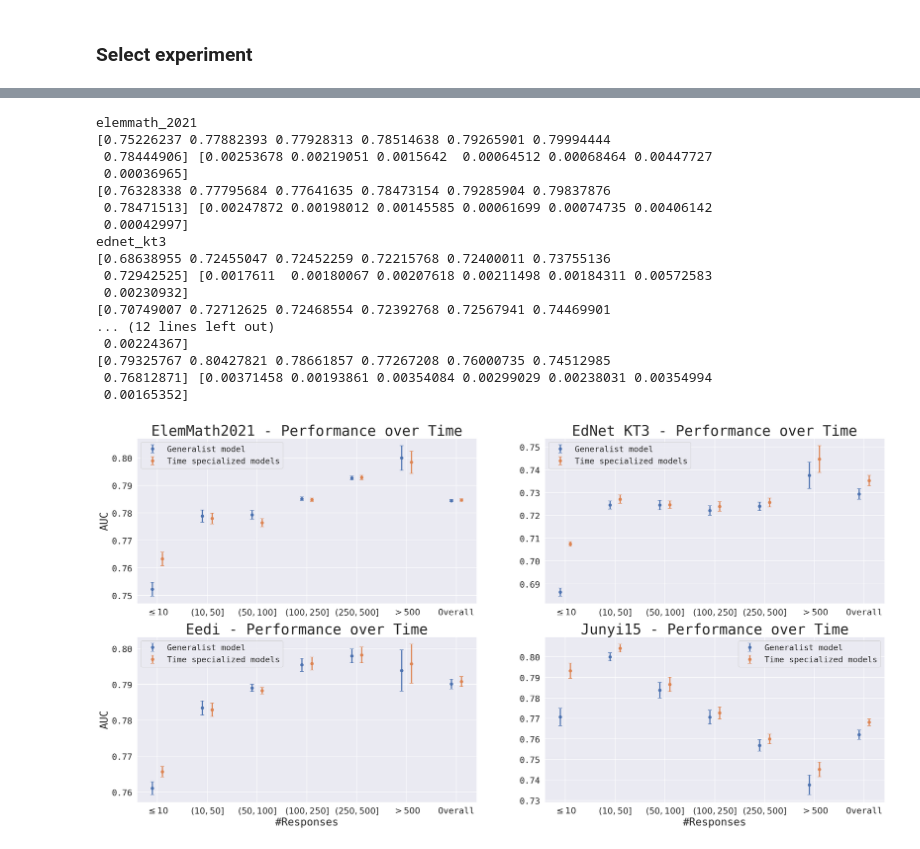
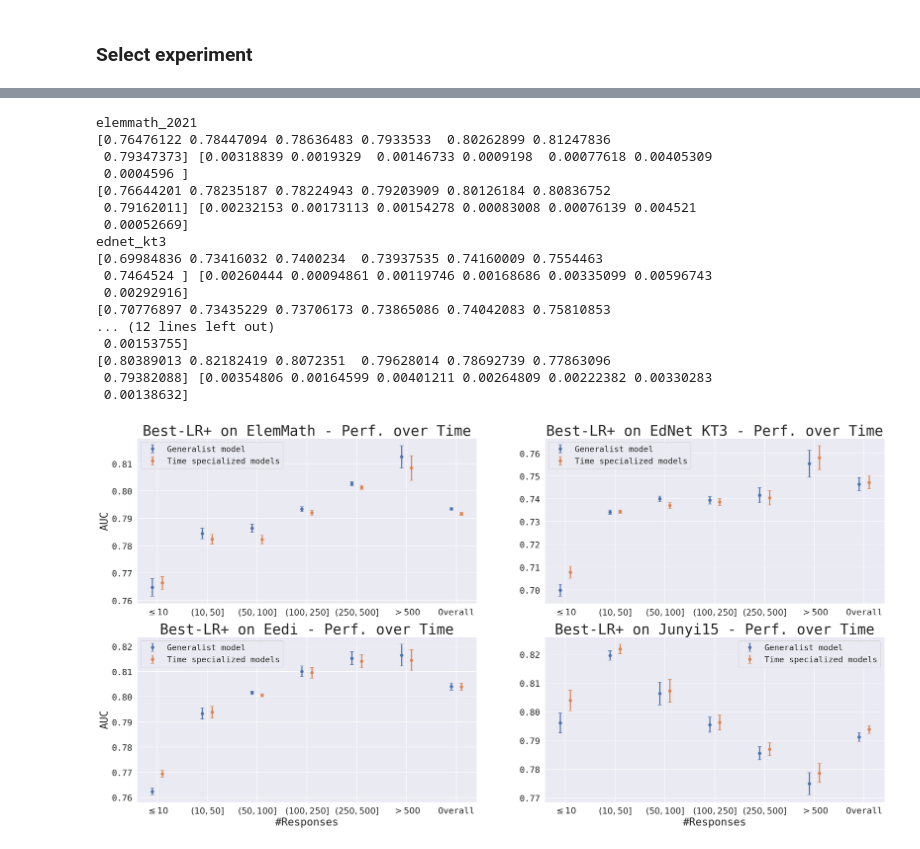
Before and after one commit to rschmucker/Large-Scale-Knowledge-Tracing, a Jupyter notebook: notebooks/analysis/performance_over_time.ipynb, the cells around one changed output, grey strips where cells are left out. Cells and saved outputs as stored; diff of their text form; code cells hidden in the pictures.

```diff
--- a/notebooks/analysis/performance_over_time.ipynb
+++ b/notebooks/analysis/performance_over_time.ipynb
@@ -35,8 +35,11 @@ DATASETS = ["elemmath_2021", "ednet_kt3", "eedi", "junyi_15"]
 BOUNDS = [(0, 10), (10, 25), (25, 50), (50, 100), (100, 250),
           (250, 500), (500, np.inf)]
 
-suf = "i_s_scA_scW_tcA_tcW"
-# suf = "i_icA_TW_icW_TW_n_gram_s_scA_TW_scW_TW_tcA_TW_tcW_TW_user_avg_correct"
+# suf = "i_s_scA_scW_tcA_tcW"
+# MODEL = "Best-LR"
+
+suf = "i_icA_TW_icW_TW_n_gram_ppe_rpfa_F_rpfa_R_s_scA_TW_scW_TW_tcA_TW_tcW_TW_user_avg_correct"
+MODEL = "Best-LR+"
 
 labels = {
     0: "Generalist model",
@@ -44,8 +47,8 @@ labels = {
 }
 
 DATASET_NAMES = {
-    "elemmath_2021": "ElemMath2021",
-    "ednet_kt3": "EdNet KT3",
+    "elemmath_2021": "ElemMath",  # 2021
+    "ednet_kt3": "EdNet KT3",  # KT3
     "eedi": "Eedi",
     "junyi_15": "Junyi15"
 }
@@ -106,46 +109,46 @@ for i, dataset in enumerate(DATASET_NAMES):
     g_data = pickle.load(open(g_path, "rb"))
     s_data = pickle.load(open(s_path, "rb"))
 
     for j, data in enumerate([g_data, s_data]):  # , "cross_te_accs"
         k = "cross_te_aucs"
         # k = "cross_te_accs"
         avgs = np.average(data[k], axis=0)
         stds = 2 * np.std(data[k], axis=0)
         print(avgs, stds)
         # ax.scatter(range(1, len(avgs) + 1), avgs, label=k[6:])
 
         pos = np.array(range(len(avgs))) + 0.90 + (0.20 * j)
         ax.errorbar(pos, avgs, yerr=stds, fmt='o',  elinewidth=2.5, capsize=4, label=labels[j])
 
     if i // 2 == 1:
         ax.set_xlabel("#Responses")
     ax.set_xticks([1, 2, 3, 4, 5, 6, 7])
     xlabels = ['$\leq 10$', '$(10, 50]$', '$(50, 100]$', '$(100, 250]$', "$(250, 500]$", "$>500$", "Overall"]
     ax.set_xticklabels(xlabels)
 
     if i % 2 == 0:
         ax.set_ylabel("AUC")
-    ax.set_title(DATASET_NAMES[dataset] + " - Performance over Time")
+    ax.set_title(MODEL + " on " + DATASET_NAMES[dataset] + " - Perf. over Time")
     ax.legend()
 plt.savefig("performance_over_time.pdf", bbox_inches='tight')
 
 plt.show()
 # %% [output]
 elemmath_2021
-[0.75226237 0.77882393 0.77928313 0.78514638 0.79265901 0.79994444
- 0.78444906] [0.00253678 0.00219051 0.0015642  0.00064512 0.00068464 0.00447727
- 0.00036965]
-[0.76328338 0.77795684 0.77641635 0.78473154 0.79285904 0.79837876
- 0.78471513] [0.00247872 0.00198012 0.00145585 0.00061699 0.00074735 0.00406142
- 0.00042997]
+[0.76476122 0.78447094 0.78636483 0.7933533  0.80262899 0.81247836
+ 0.79347373] [0.00318839 0.0019329  0.00146733 0.0009198  0.00077618 0.00405309
+ 0.0004596 ]
+[0.76644201 0.78235187 0.78224943 0.79203909 0.80126184 0.80836752
+ 0.79162011] [0.00232153 0.00173113 0.00154278 0.00083008 0.00076139 0.004521
+ 0.00052669]
 ednet_kt3
-[0.68638955 0.72455047 0.72452259 0.72215768 0.72400011 0.73755136
- 0.72942525] [0.0017611  0.00180067 0.00207618 0.00211498 0.00184311 0.00572583
- 0.00230932]
-[0.70749007 0.72712625 0.72468554 0.72392768 0.72567941 0.74469901
+[0.69984836 0.73416032 0.7400234  0.73937535 0.74160009 0.7554463
+ 0.7464524 ] [0.00260444 0.00094861 0.00119746 0.00168686 0.00335099 0.00596743
+ 0.00292916]
+[0.70776897 0.73435229 0.73706173 0.73865086 0.74042083 0.75810853
 ... (12 lines left out)
- 0.00224367]
-[0.79325767 0.80427821 0.78661857 0.77267208 0.76000735 0.74512985
- 0.76812871] [0.00371458 0.00193861 0.00354084 0.00299029 0.00238031 0.00354994
- 0.00165352]
+ 0.00153755]
+[0.80389013 0.82182419 0.8072351  0.79628014 0.78692739 0.77863096
+ 0.79382088] [0.00354806 0.00164599 0.00401211 0.00264809 0.00222382 0.00330283
+ 0.00138632]
-[figure, old version]
+[figure, new version]
```
Also changed, not shown: parts of 1 cell of this notebook, 3 other files.
